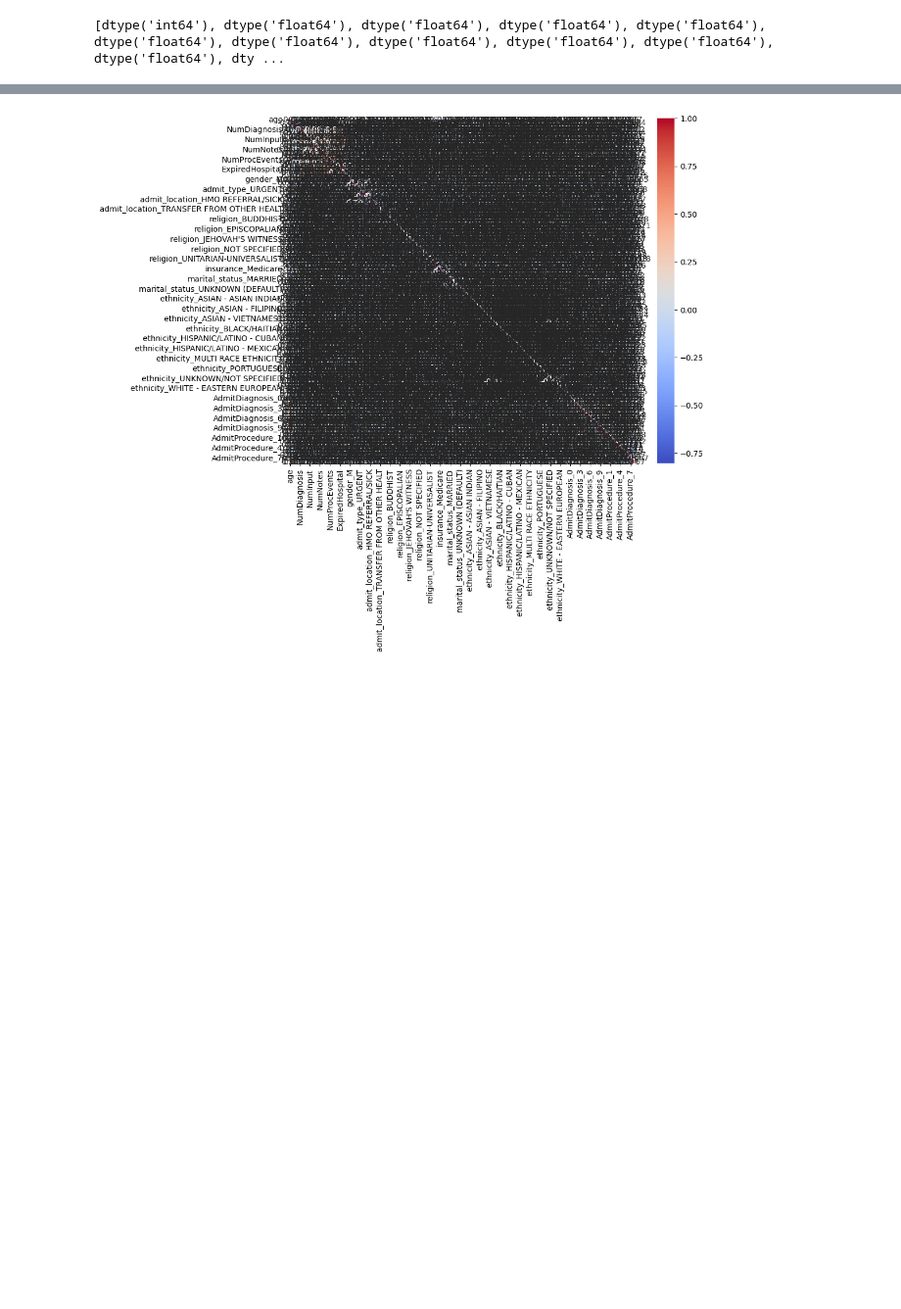
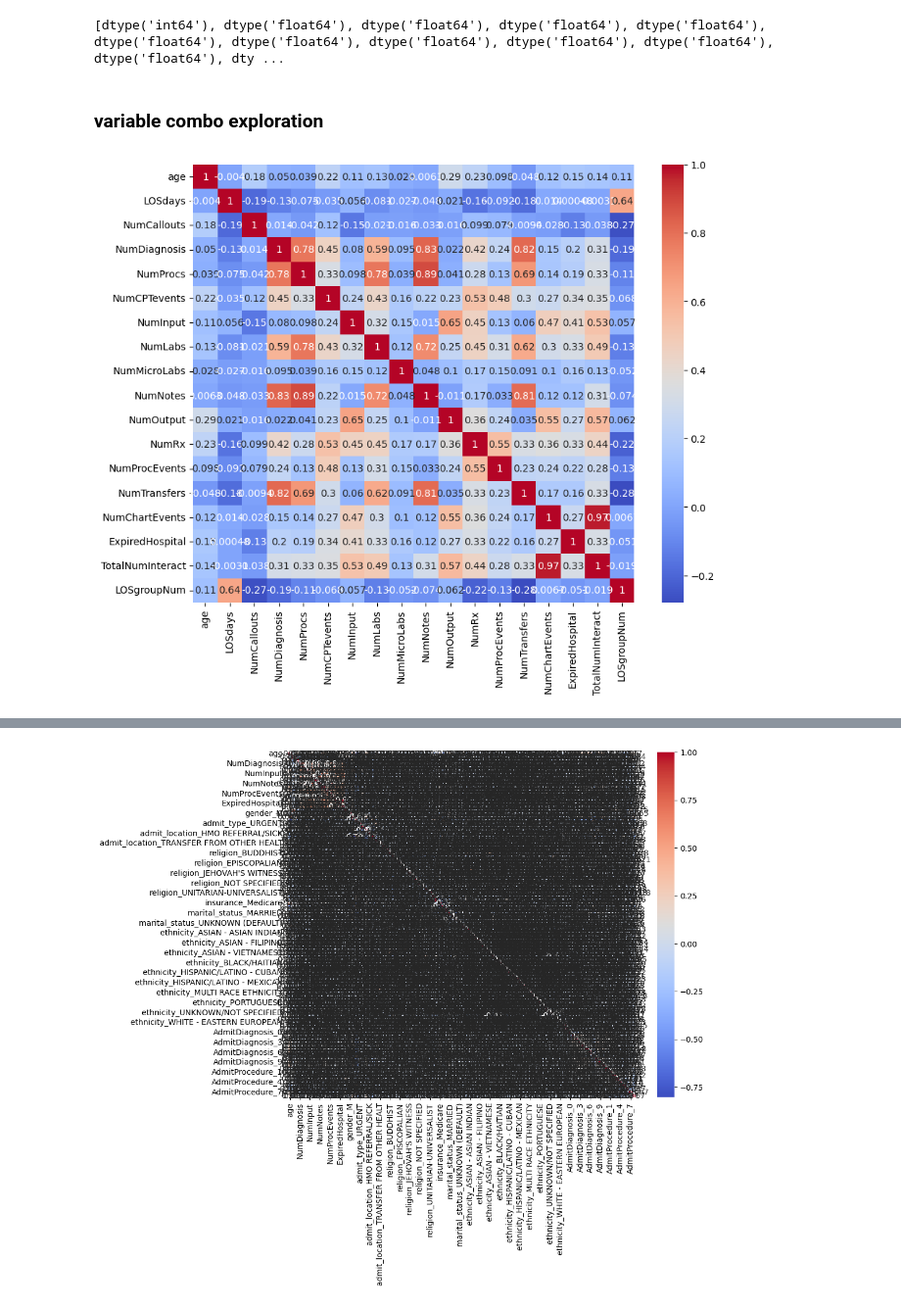
Before and after one commit to mairihallman/MAT-4376E-F24, a Jupyter notebook: 2-bayesian-data-analysis/data-cleaning-q5.ipynb, the cells around one changed output, grey strips where cells are left out. Shown at 98% size. Cells and saved outputs as stored; diff of their text form; code cells hidden in the pictures; blank space fills up the shorter version.

```diff
--- a/2-bayesian-data-analysis/data-cleaning-q5.ipynb
+++ b/2-bayesian-data-analysis/data-cleaning-q5.ipynb
@@ -111,3 +330,22 @@ print([i for i in df_concat.dtypes])
 [dtype('int64'), dtype('float64'), dtype('float64'), dtype('float64'), dtype('float64'), dtype('float64'), dtype('float64'), dtype('float64'), dtype('float64'), dtype('float64'), dtype('float64'), dty ...
 # %%
 #df_concat.to_csv("data-p2/encoded_filtered_mimic3d.csv", index=False)
+# %% [markdown]
+### variable combo exploration
+# %%
+
+df_binary = binary_encoder.fit_transform(df[['AdmitDiagnosis', 'AdmitProcedure']])
+
+# Select numeric columns
+df_numeric = df.select_dtypes(include=['float64', 'int64']).drop(['hadm_id'], axis=1)
+
+# Concatenate everything
+df_concat = pd.concat([df_numeric, df_one_hot, df_binary], axis=1)
+# %%
+correlation_matrix = df_numeric.corr()
+# Visualize the correlation matrix
+plt.figure(figsize=(10, 8))
+sns.heatmap(correlation_matrix, annot=True, cmap="coolwarm")
+plt.show()
+# %% [output]
+[figure, added]
```
Also changed, not shown: parts of 27 cells of this notebook, 5 other files.
